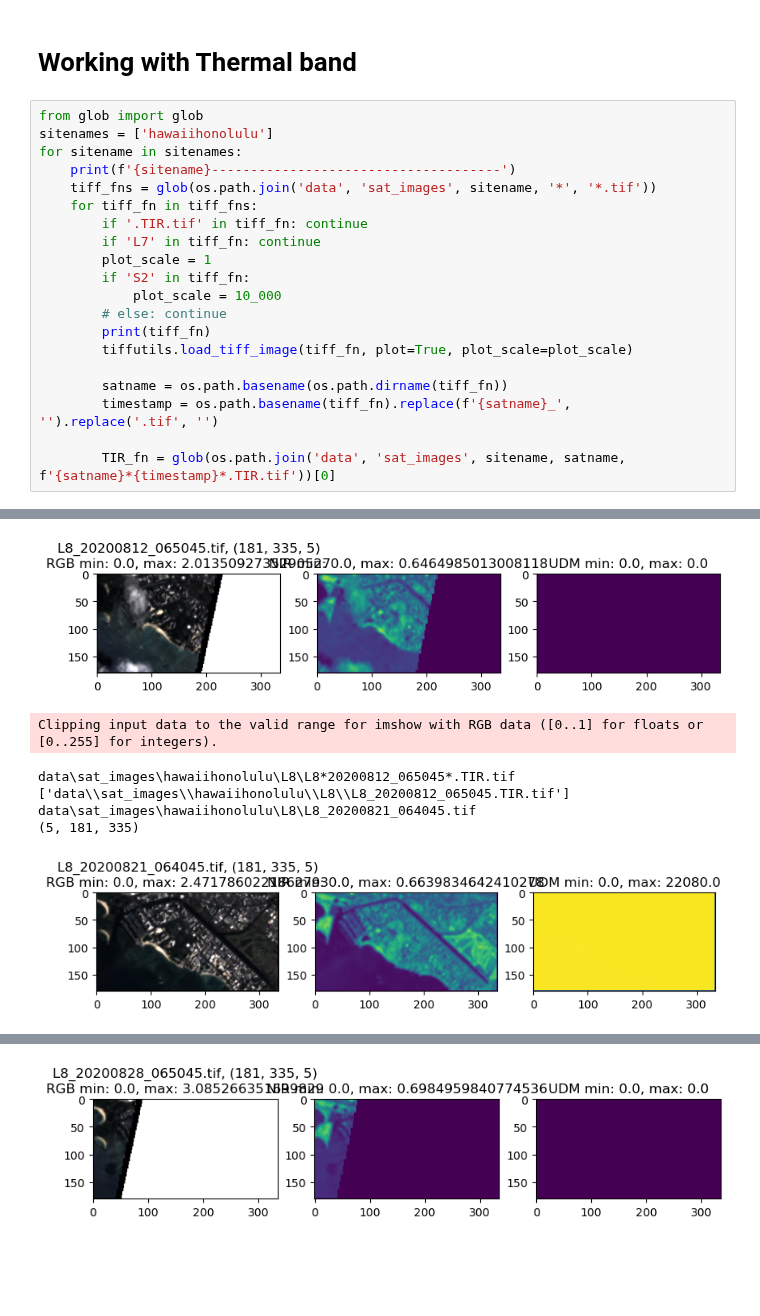
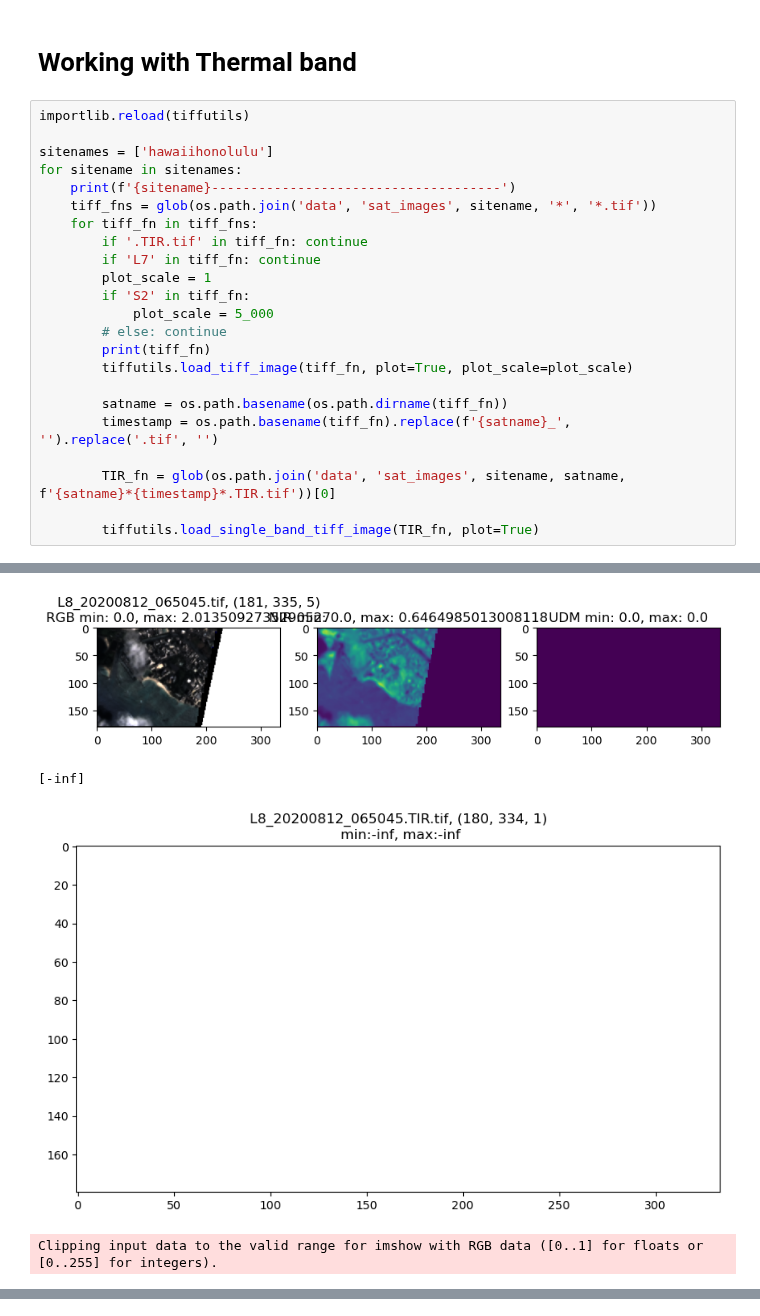
Before and after one commit to Coastal-Research-Collaborative/geedownload, a Jupyter notebook: experimenting_with_other_bands.ipynb, the cells around one changed output, grey strips where cells are left out. Saved outputs shown, nothing was run; the diff lists cells and outputs as text; blank space fills up the shorter version.

```diff
--- a/experimenting_with_other_bands.ipynb
+++ b/experimenting_with_other_bands.ipynb
@@ -11,34 +11,34 @@ data_dir = os.path.join('data')
 # %% [markdown]
 # Working with Thermal band
 # %%
-from glob import glob
+importlib.reload(tiffutils)
+
 sitenames = ['hawaiihonolulu']
 for sitename in sitenames:
     print(f'{sitename}-------------------------------------')
     tiff_fns = glob(os.path.join('data', 'sat_images', sitename, '*', '*.tif'))
     for tiff_fn in tiff_fns:
         if '.TIR.tif' in tiff_fn: continue
         if 'L7' in tiff_fn: continue
         plot_scale = 1
         if 'S2' in tiff_fn:
-            plot_scale = 10_000
+            plot_scale = 5_000
         # else: continue
         print(tiff_fn)
         tiffutils.load_tiff_image(tiff_fn, plot=True, plot_scale=plot_scale)
 
         satname = os.path.basename(os.path.dirname(tiff_fn))
         timestamp = os.path.basename(tiff_fn).replace(f'{satname}_', '').replace('.tif', '')
 
         TIR_fn = glob(os.path.join('data', 'sat_images', sitename, satname, f'{satname}*{timestamp}*.TIR.tif'))[0]
+
+        tiffutils.load_single_band_tiff_image(TIR_fn, plot=True)
 # %% [output]
 Clipping input data to the valid range for imshow with RGB data ([0..1] for floats or [0..255] for integers).
 hawaiihonolulu-------------------------------------
 data\sat_images\hawaiihonolulu\L8\L8_20200812_065045.tif
 (5, 181, 335)
 [figure]
-Clipping input data to the valid range for imshow with RGB data ([0..1] for floats or [0..255] for integers).
+[-inf]
+[figure, new version]
-data\sat_images\hawaiihonolulu\L8\L8*20200812_065045*.TIR.tif
-['data\\sat_images\\hawaiihonolulu\\L8\\L8_20200812_065045.TIR.tif']
-data\sat_images\hawaiihonolulu\L8\L8_20200821_064045.tif
-(5, 181, 335)
+Clipping input data to the valid range for imshow with RGB data ([0..1] for floats or [0..255] for integers).
-[figure, old version]
@@ -50 +48,0 @@ data\sat_images\hawaiihonolulu\L8\L8_20200828_065045.tif
-[figure, old version]
```
Also changed, not shown: parts of 1 cell of this notebook.
